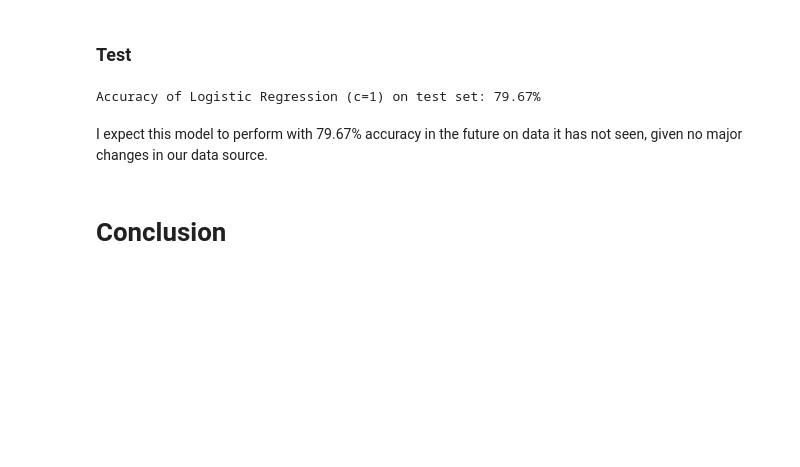
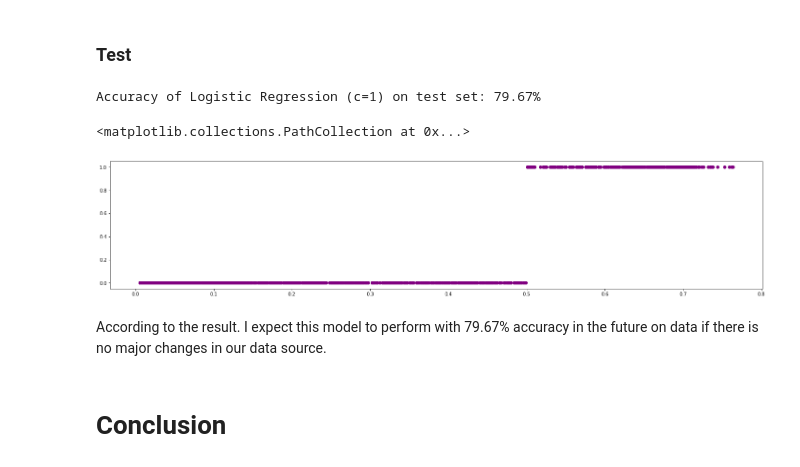
Before and after one commit to Chenchen070/classification_project_telco, a Jupyter notebook: telco_churn_report.ipynb, the cells around one changed output. Saved outputs shown, nothing was run; the diff lists cells and outputs as text; code cells hidden in the pictures; blank space fills up the shorter version.

```diff
--- a/telco_churn_report.ipynb
+++ b/telco_churn_report.ipynb
@@ -405,8 +400,21 @@ print('Accuracy of Logistic Regression (c=1) on test set: {:.2%}'
      .format(logit.score(x_test, y_test)))
 # %% [output]
 Accuracy of Logistic Regression (c=1) on test set: 79.67%
+# %%
+# viz on test set
+import numpy as np
+import matplotlib.pyplot as plt
+y_pred_proba_test_1 = np.array([i[1] for i in y_pred_proba_test])
+
+fig = plt.figure(figsize=(25,5))
+ax = fig.add_subplot(111)
+
+ax.scatter(y_pred_proba_test_1, y_pred_test, color = 'purple')
+# %% [output]
+<matplotlib.collections.PathCollection at 0x...>
+[figure, added]
 # %% [markdown]
-I expect this model to perform with 79.67% accuracy in the future on data it has not seen, given no major changes in our data source.
+According to the result. I expect this model to perform with 79.67% accuracy in the future on data if there is no major changes in our data source.
 # %% [markdown]
 # Conclusion
 # %% [markdown]
```
Also changed, not shown: parts of 29 cells of this notebook.
